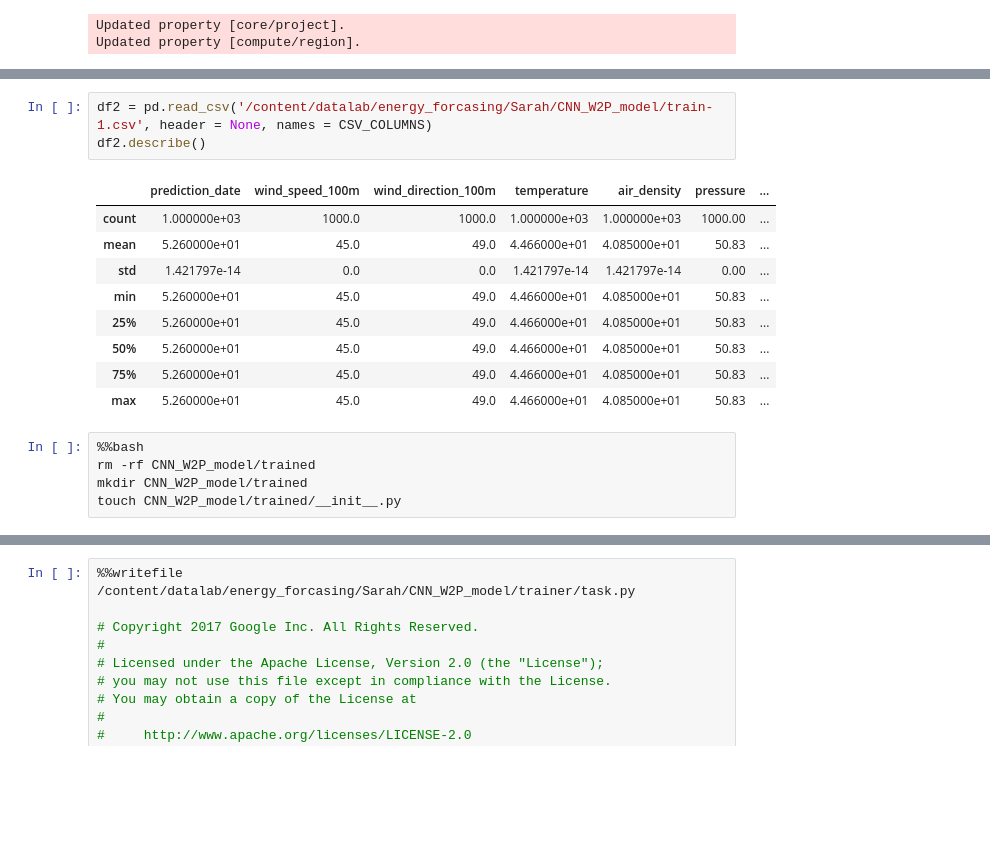
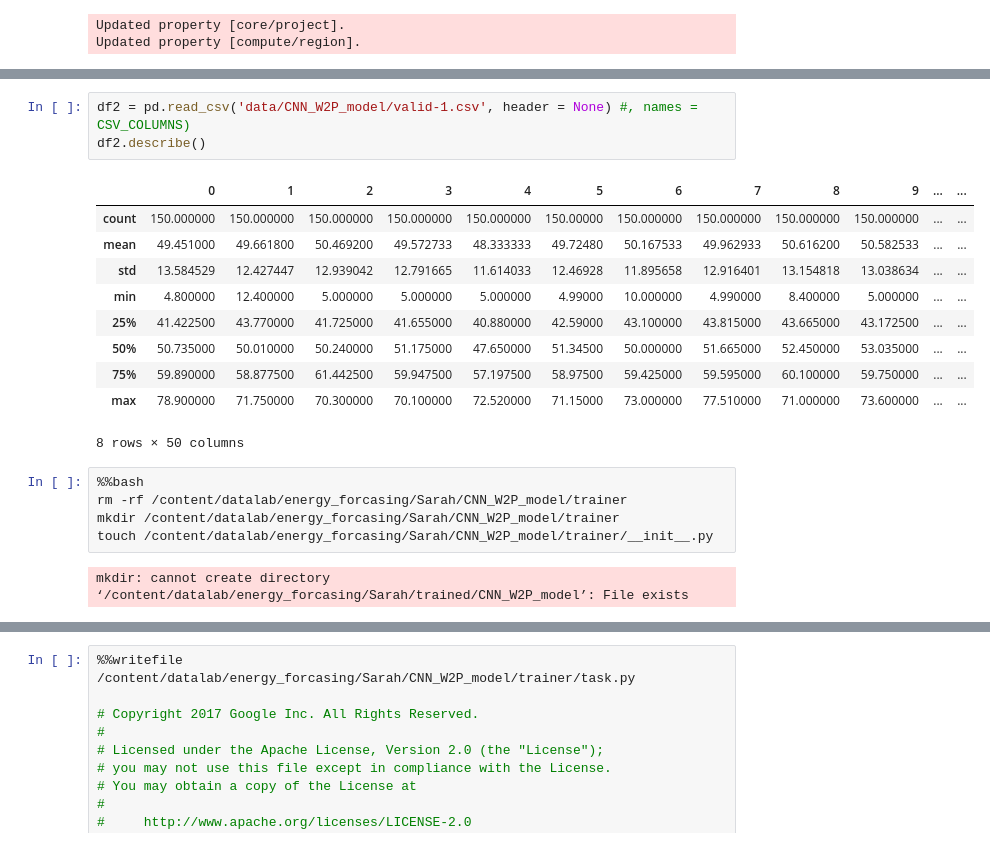
Before and after one commit to donaverghes/energy_forecasting, a Jupyter notebook: Sarah/Build_model_task.ipynb, the cells around one changed output, grey strips where cells are left out. Cells and saved outputs as stored; diff of their text form; blank space fills up the shorter version.

```diff
--- a/Sarah/Build_model_task.ipynb
+++ b/Sarah/Build_model_task.ipynb
@@ -71,21 +139,24 @@ to_csv('CNN_W2P_model/valid-1.csv', 250)
 # %%
-df2 = pd.read_csv('/content/datalab/energy_forcasing/Sarah/CNN_W2P_model/train-1.csv', header = None, names = CSV_COLUMNS)
+df2 = pd.read_csv('data/CNN_W2P_model/valid-1.csv', header = None) #, names = CSV_COLUMNS)
 df2.describe()
 # %% [output]
-|  | prediction_date | wind_speed_100m | wind_direction_100m | temperature | air_density | pressure | ... |
-| count | 1.000000e+03 | 1000.0 | 1000.0 | 1.000000e+03 | 1.000000e+03 | 1000.00 | ... |
-| mean | 5.260000e+01 | 45.0 | 49.0 | 4.466000e+01 | 4.085000e+01 | 50.83 | ... |
-| std | 1.421797e-14 | 0.0 | 0.0 | 1.421797e-14 | 1.421797e-14 | 0.00 | ... |
-| min | 5.260000e+01 | 45.0 | 49.0 | 4.466000e+01 | 4.085000e+01 | 50.83 | ... |
-| 25% | 5.260000e+01 | 45.0 | 49.0 | 4.466000e+01 | 4.085000e+01 | 50.83 | ... |
-| 50% | 5.260000e+01 | 45.0 | 49.0 | 4.466000e+01 | 4.085000e+01 | 50.83 | ... |
-| 75% | 5.260000e+01 | 45.0 | 49.0 | 4.466000e+01 | 4.085000e+01 | 50.83 | ... |
-| max | 5.260000e+01 | 45.0 | 49.0 | 4.466000e+01 | 4.085000e+01 | 50.83 | ... |
+|  | 0 | 1 | 2 | 3 | 4 | 5 | 6 | 7 | 8 | 9 | ... | ... |
+| count | 150.000000 | 150.000000 | 150.000000 | 150.000000 | 150.000000 | 150.00000 | 150.000000 | 150.000000 | 150.000000 | 150.000000 | ... | ... |
+| mean | 49.451000 | 49.661800 | 50.469200 | 49.572733 | 48.333333 | 49.72480 | 50.167533 | 49.962933 | 50.616200 | 50.582533 | ... | ... |
+| std | 13.584529 | 12.427447 | 12.939042 | 12.791665 | 11.614033 | 12.46928 | 11.895658 | 12.916401 | 13.154818 | 13.038634 | ... | ... |
+| min | 4.800000 | 12.400000 | 5.000000 | 5.000000 | 5.000000 | 4.99000 | 10.000000 | 4.990000 | 8.400000 | 5.000000 | ... | ... |
+| 25% | 41.422500 | 43.770000 | 41.725000 | 41.655000 | 40.880000 | 42.59000 | 43.100000 | 43.815000 | 43.665000 | 43.172500 | ... | ... |
+| 50% | 50.735000 | 50.010000 | 50.240000 | 51.175000 | 47.650000 | 51.34500 | 50.000000 | 51.665000 | 52.450000 | 53.035000 | ... | ... |
+| 75% | 59.890000 | 58.877500 | 61.442500 | 59.947500 | 57.197500 | 58.97500 | 59.425000 | 59.595000 | 60.100000 | 59.750000 | ... | ... |
+| max | 78.900000 | 71.750000 | 70.300000 | 70.100000 | 72.520000 | 71.15000 | 73.000000 | 77.510000 | 71.000000 | 73.600000 | ... | ... |
+8 rows × 50 columns
 # %%
 %%bash
-rm -rf CNN_W2P_model/trained
-mkdir CNN_W2P_model/trained
-touch CNN_W2P_model/trained/__init__.py
+rm -rf /content/datalab/energy_forcasing/Sarah/CNN_W2P_model/trainer
+mkdir /content/datalab/energy_forcasing/Sarah/CNN_W2P_model/trainer
+touch /content/datalab/energy_forcasing/Sarah/CNN_W2P_model/trainer/__init__.py
+# %% [output]
+mkdir: cannot create directory ‘/content/datalab/energy_forcasing/Sarah/trained/CNN_W2P_model’: File exists
 # %%
 %%writefile /content/datalab/energy_forcasing/Sarah/CNN_W2P_model/trainer/model.py
 #!/usr/bin/env python
```
Also changed, not shown: parts of 23 cells of this notebook, 40 other files.
